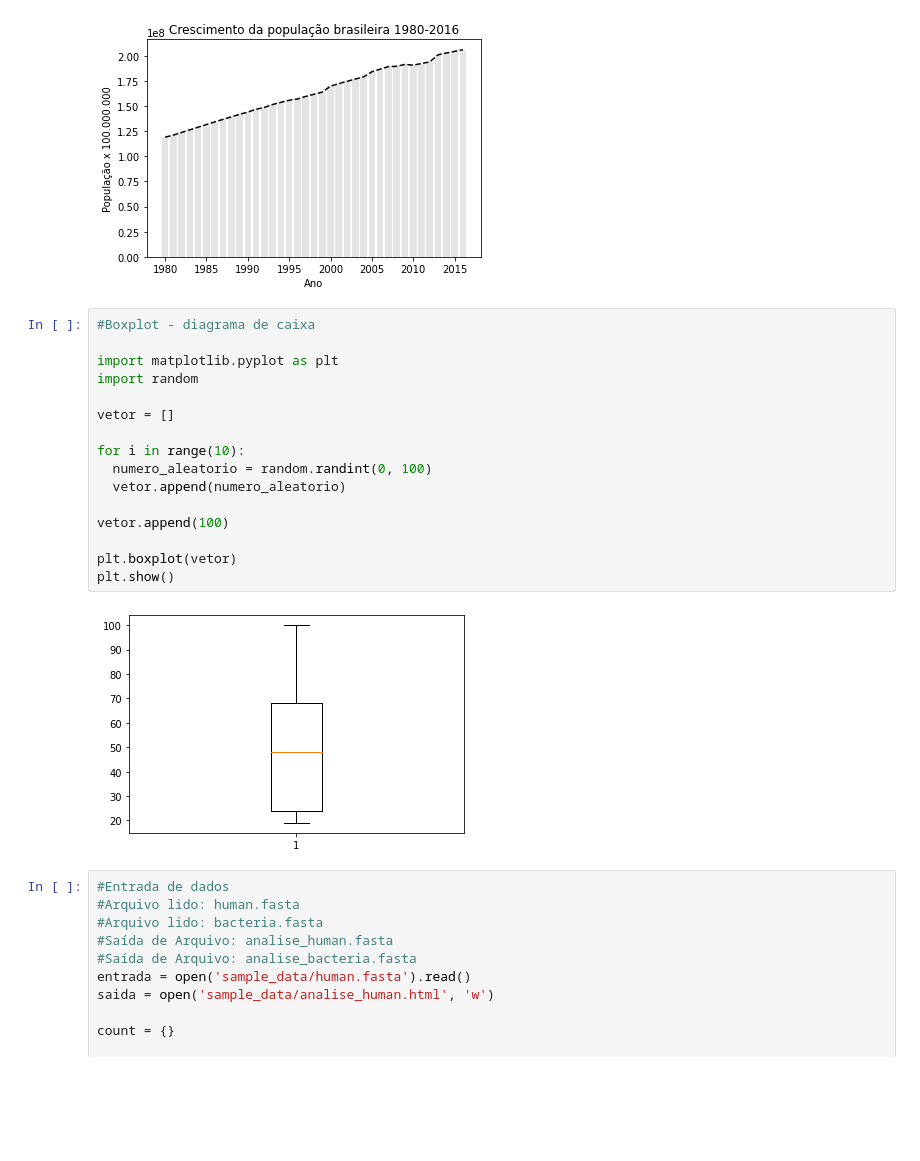
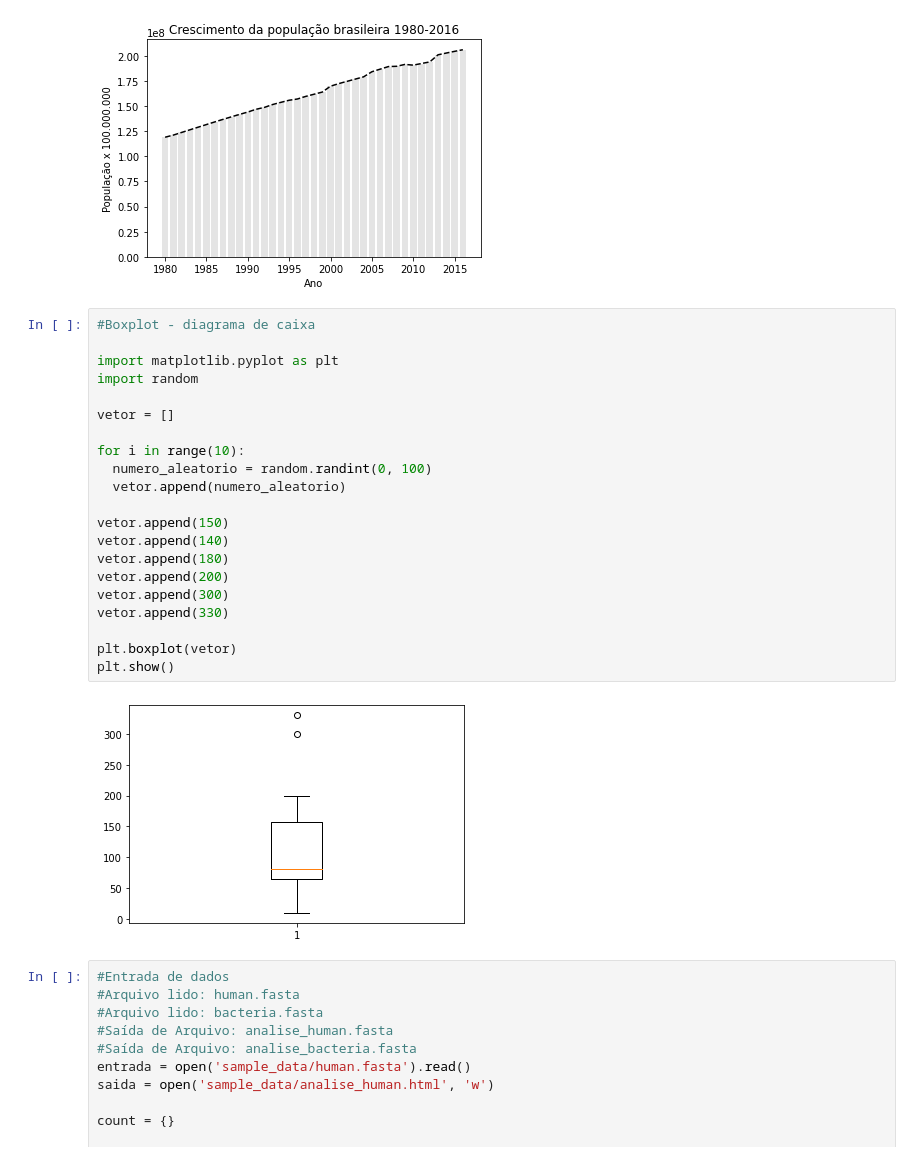
Before and after one commit to itimes-digital/aulas, a Jupyter notebook: estudo_python_matplotlib.ipynb, the cells around one changed output. Saved outputs shown, nothing was run; the diff lists cells and outputs as text; blank space fills up the shorter version.

```diff
--- a/estudo_python_matplotlib.ipynb
+++ b/estudo_python_matplotlib.ipynb
@@ -182,21 +182,26 @@ plt.show()
 # %%
 #Boxplot - diagrama de caixa
 
 import matplotlib.pyplot as plt
 import random
 
 vetor = []
 
 for i in range(10):
   numero_aleatorio = random.randint(0, 100)
   vetor.append(numero_aleatorio)
 
-vetor.append(100)
+vetor.append(150)
+vetor.append(140)
+vetor.append(180)
+vetor.append(200)
+vetor.append(300)
+vetor.append(330)
 
 plt.boxplot(vetor)
 plt.show()
 # %% [output]
-[figure, old version]
+[figure, new version]
 # %%
 #Entrada de dados
 #Arquivo lido: human.fasta
```
